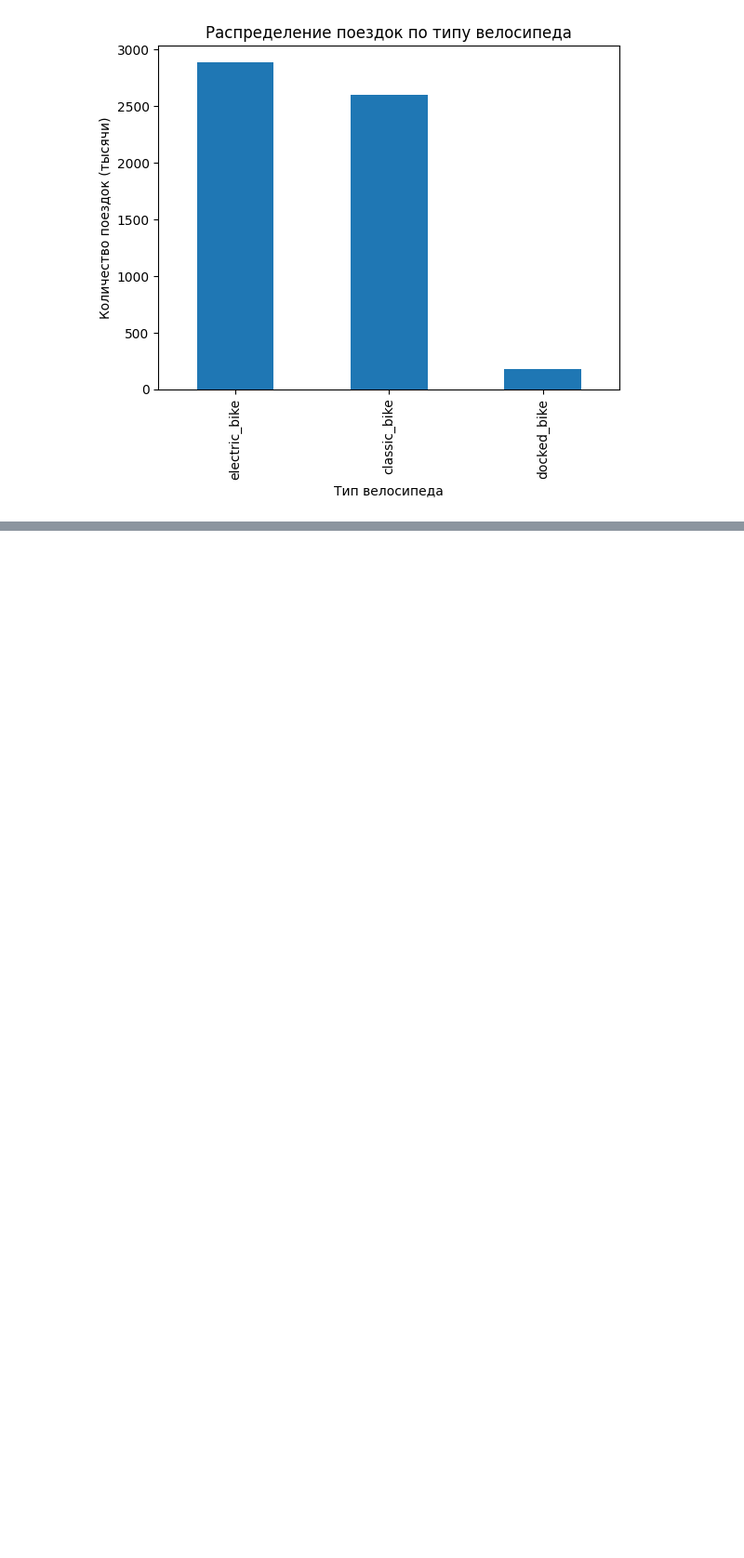
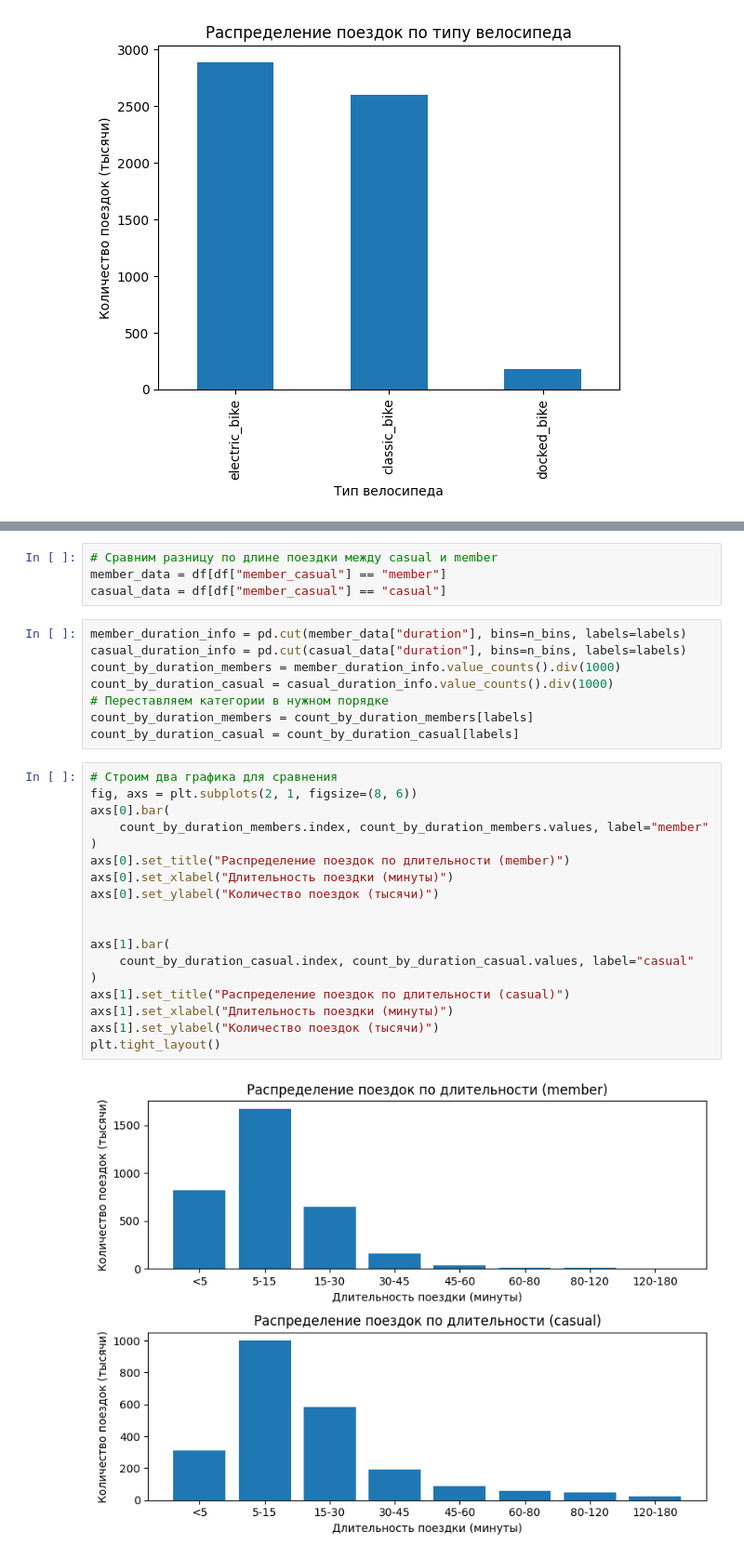
Before and after one commit to kapibarr/big-data-project, a Jupyter notebook: basic_statistic.ipynb, the cells around one changed output, grey strips where cells are left out. Shown at 93% size. Saved outputs shown, nothing was run; the diff lists cells and outputs as text; blank space fills up the shorter version.

```diff
--- a/basic_statistic.ipynb
+++ b/basic_statistic.ipynb
@@ -126,0 +176,32 @@ Text(0, 0.5, 'Количество поездок (тысячи)')
+# %%
+# Сравним разницу по длине поездки между casual и member
+member_data = df[df["member_casual"] == "member"]
+casual_data = df[df["member_casual"] == "casual"]
+# %%
+member_duration_info = pd.cut(member_data["duration"], bins=n_bins, labels=labels)
+casual_duration_info = pd.cut(casual_data["duration"], bins=n_bins, labels=labels)
+count_by_duration_members = member_duration_info.value_counts().div(1000)
+count_by_duration_casual = casual_duration_info.value_counts().div(1000)
+# Переставляем категории в нужном порядке
+count_by_duration_members = count_by_duration_members[labels]
+count_by_duration_casual = count_by_duration_casual[labels]
+# %%
+# Строим два графика для сравнения
+fig, axs = plt.subplots(2, 1, figsize=(8, 6))
+axs[0].bar(
+    count_by_duration_members.index, count_by_duration_members.values, label="member"
+)
+axs[0].set_title("Распределение поездок по длительности (member)")
+axs[0].set_xlabel("Длительность поездки (минуты)")
+axs[0].set_ylabel("Количество поездок (тысячи)")
+
+
+axs[1].bar(
+    count_by_duration_casual.index, count_by_duration_casual.values, label="casual"
+)
+axs[1].set_title("Распределение поездок по длительности (casual)")
+axs[1].set_xlabel("Длительность поездки (минуты)")
+axs[1].set_ylabel("Количество поездок (тысячи)")
+plt.tight_layout()
+# %% [output]
+[figure, added]
```
Also changed, not shown: parts of 27 cells of this notebook.
